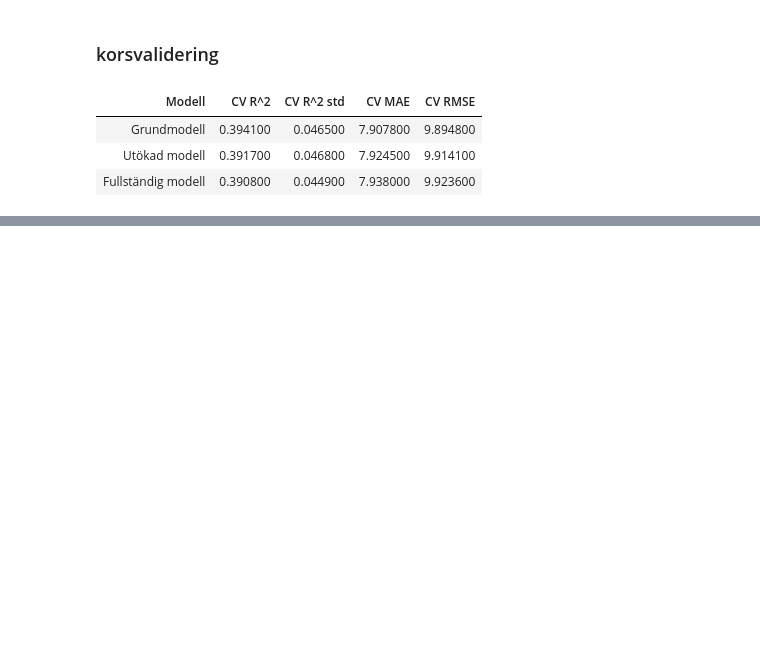
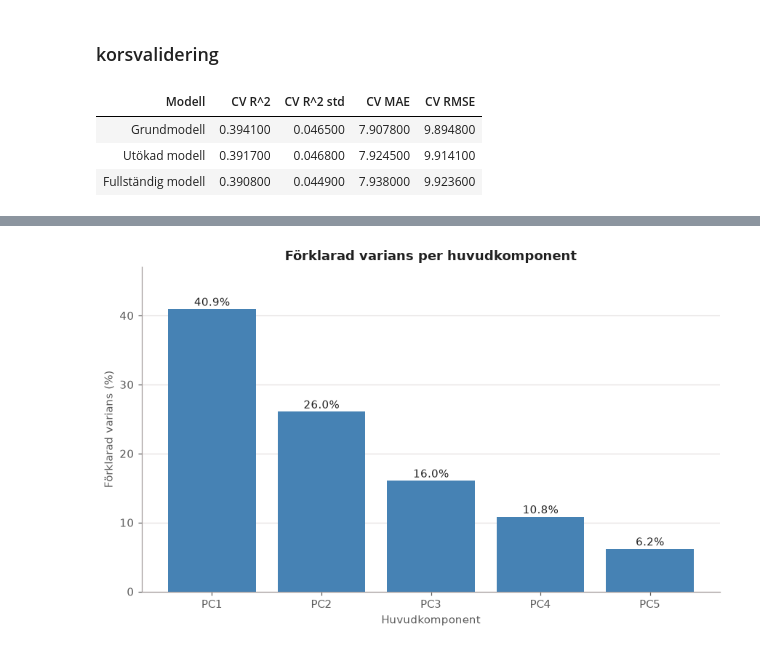
Before and after one commit to Yttak82/health_analysis, a Jupyter notebook: notebooks/analysis.ipynb, the cells around one changed output, grey strips where cells are left out. Cells and saved outputs as stored; diff of their text form; code cells hidden in the pictures; blank space fills up the shorter version.

```diff
--- a/notebooks/analysis.ipynb
+++ b/notebooks/analysis.ipynb
@@ -814,0 +819,7 @@ display(cv_table.round(4).style.hide(axis="index"))
+# %%
+pca_columns = ["age", "height", "weight", "cholesterol", "systolic_bp"]
+
+pca_model, X_pca, pca_index = analyzer.pca_analysis(pca_columns)
+
+print("Antal observationer:", len(pca_index))
+print("Antal huvudkomponenter:", pca_model.n_components_)
@@ -814,0 +842,6 @@ display(cv_table.round(4).style.hide(axis="index"))
+# %%
+from src.viz import plot_pca_variance
+fig, ax = plot_pca_variance(pca_model)
+plt.show()
+# %% [output]
+[figure, added]
```
Also changed, not shown: parts of 8 cells of this notebook, 3 other files.
